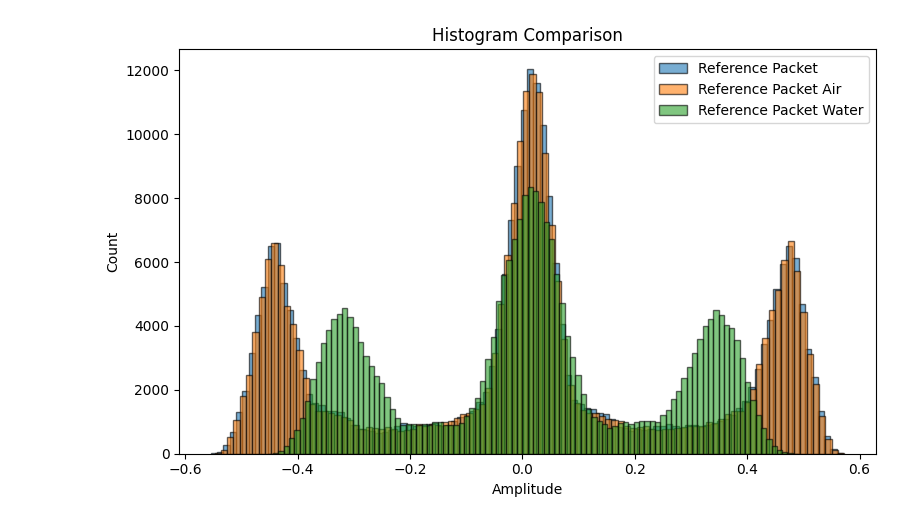
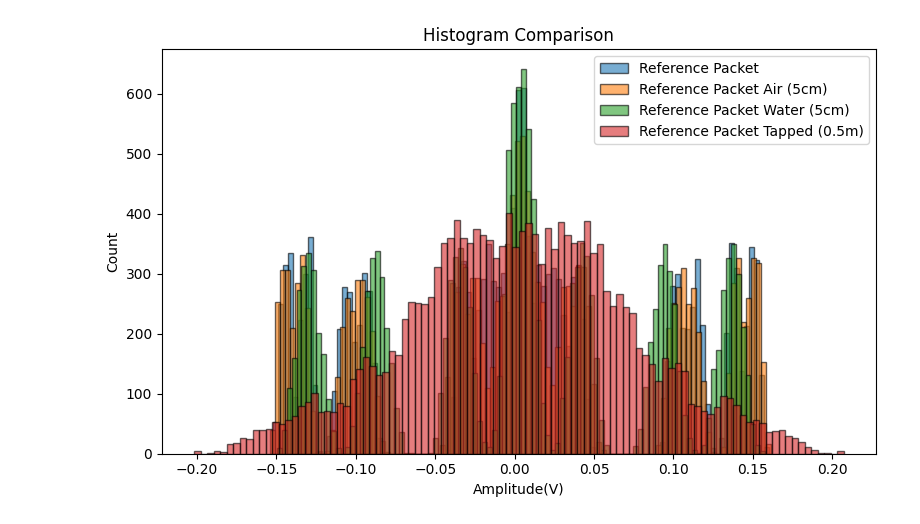
Before and after one commit to amitduwal/edge-ml-cable-anomaly, a Jupyter notebook: notebooks/visualize.ipynb, the cells around one changed output. Cells and saved outputs as stored; diff of their text form; code cells hidden in the pictures.

```diff
--- a/notebooks/visualize.ipynb
+++ b/notebooks/visualize.ipynb
@@ -38,10 +40,20 @@ with h5py.File(water_exposed_mat_file, 'r') as f:
     trigger_level = metadata['trigger_level'][0][0]
     record_length = metadata['record_length'][0][0]
     num_frames = metadata['num_frames'][0][0]
+# %%
+with h5py.File(tapped_mat_file, 'r') as f:
+    reference_packet_tapped = np.array(f['packets'])  # shape: (recordLength,)
+    # Access metadata
+    metadata = f['metadata']
+    sample_rate = metadata['sample_rate'][0][0]
+    trigger_level = metadata['trigger_level'][0][0]
+    record_length = metadata['record_length'][0][0]
+    num_frames = metadata['num_frames'][0][0]
 # %%
 reference_packet = reference_packet[5,:]
-reference_packet_air = reference_packet_air[4,:]
-reference_packet_water = reference_packet_water[4,:]
+reference_packet_air = reference_packet_air[6,:]
+reference_packet_water = reference_packet_water[5,:]
+reference_packet_tapped = reference_packet_tapped[5,:]
 # %%
 reference_packet_air
 # %% [output]
@@ -70,32 +83,34 @@ def extract_signal_region(signal, threshold=0.1):
         return np.array([])
     return signal[indices[0] : indices[-1] + 1]
 # %%
-reference_packet = extract_signal_region(reference_packet, threshold=0.1)
-reference_packet_air = extract_signal_region(reference_packet_air, threshold=0.2)
-reference_packet_water = extract_signal_region(reference_packet_water, threshold=0.2)
+# reference_packet = extract_signal_region(reference_packet, threshold=0.1)
+# reference_packet_air = extract_signal_region(reference_packet_air, threshold=0.2)
+# reference_packet_water = extract_signal_region(reference_packet_water, threshold=0.2)
+# reference_packet_tapped = extract_signal_region(reference_packet_tapped, threshold=0.2)
 # %%
 import matplotlib.pyplot as plt
 
 # Data setup
-packets = [reference_packet, reference_packet_air, reference_packet_water]
-labels = ["Reference Packet", "Reference Packet Air", "Reference Packet Water"]
+packets = [reference_packet, reference_packet_air, reference_packet_water, reference_packet_tapped]
+labels = ["Reference Packet", "Reference Packet Air", "Reference Packet Water", "Reference Packet Tapped"]
 
 plt.figure(figsize=(8, 5))
 
 # Plot both histograms on the same axes
 plt.hist(reference_packet, bins=100, alpha=0.6, label="Reference Packet", edgecolor='black')
-plt.hist(reference_packet_air, bins=100, alpha=0.6, label="Reference Packet Air", edgecolor='black')
-plt.hist(reference_packet_water, bins=100, alpha=0.6, label="Reference Packet Water", edgecolor='black')
+plt.hist(reference_packet_air, bins=100, alpha=0.6, label="Reference Packet Air (5cm)", edgecolor='black')
+plt.hist(reference_packet_water, bins=100, alpha=0.6, label="Reference Packet Water (5cm)", edgecolor='black')
+plt.hist(reference_packet_tapped, bins=100, alpha=0.6, label="Reference Packet Tapped (0.5m)", edgecolor='black')
 
 plt.title("Histogram Comparison")
-plt.xlabel("Amplitude")
+plt.xlabel("Amplitude(V)")
 plt.ylabel("Count")
 plt.legend()
 
 plt.tight_layout()
 plt.show()
 # %% [output]
-[figure, old version]
+[figure, new version]
 # %%
 # plot the first 10000 samples of each packet seperately  in the same plot
 for packet, label in zip(packets, labels):
```
Also changed, not shown: parts of 4 cells of this notebook, 11 other files.
